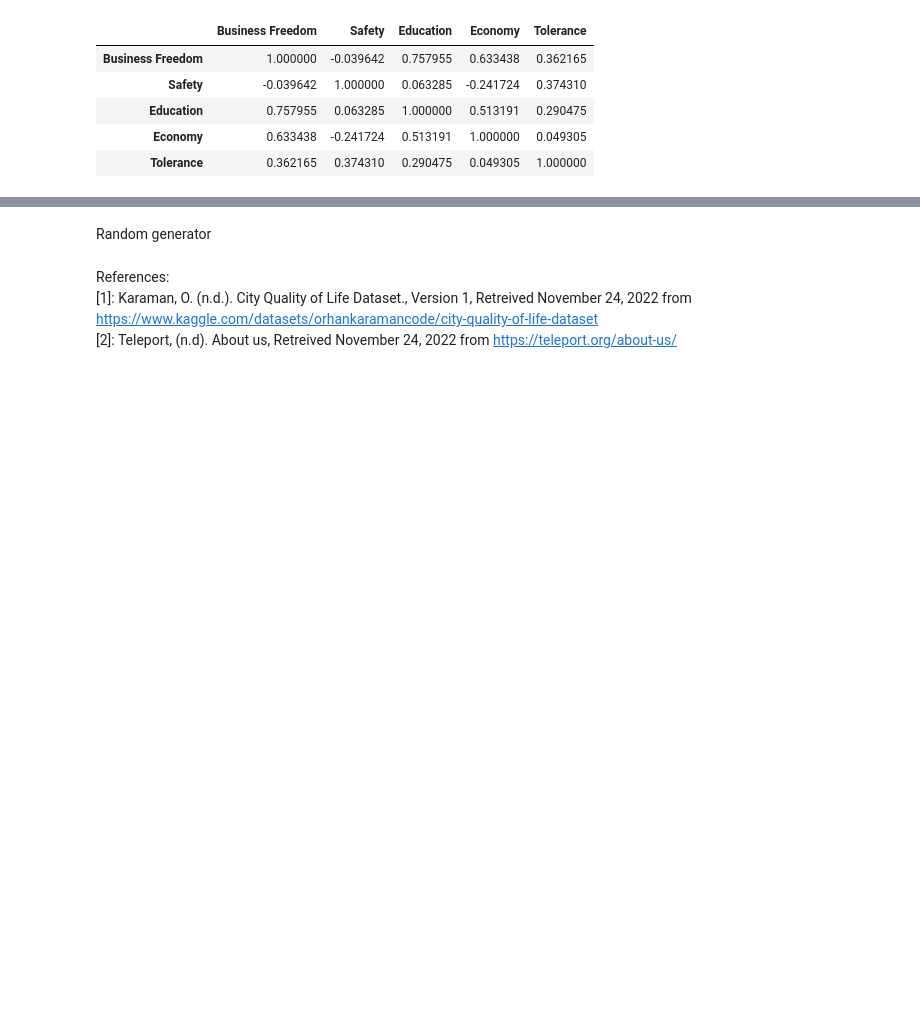
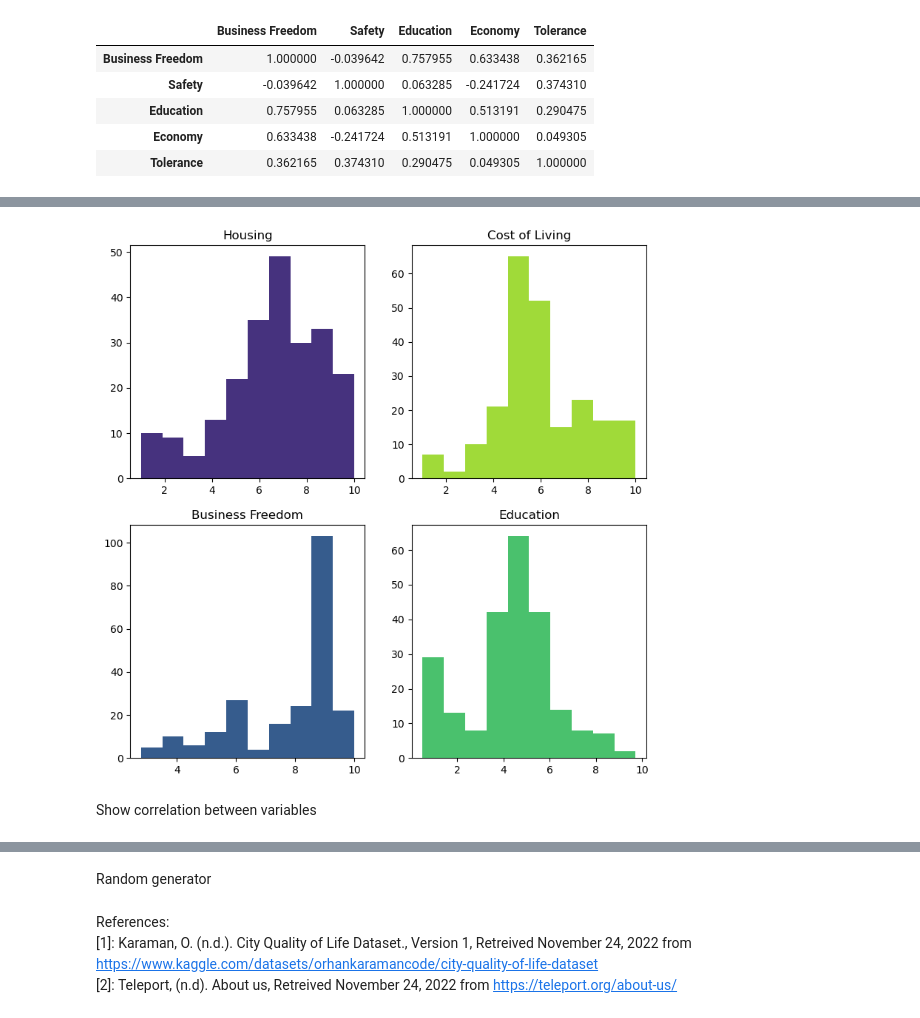
Before and after one commit to Tanja888/PfDA_Assignment, a Jupyter notebook: PfDA_Project1.ipynb, the cells around one changed output, grey strips where cells are left out. Cells and saved outputs as stored; diff of their text form; code cells hidden in the pictures; blank space fills up the shorter version.

```diff
--- a/PfDA_Project1.ipynb
+++ b/PfDA_Project1.ipynb
@@ -181,0 +299,22 @@ scores
+# %%
+plt.figure(figsize = (9,9))
+
+plt.subplot(2, 2, 1)
+plt.hist(scores['Housing'], color='#46327e')
+plt.title(label='Housing');
+
+plt.subplot(2, 2, 2)
+plt.hist(scores['Cost of Living'], color='#a0da39')
+plt.title(label='Cost of Living');
+
+plt.subplot(2, 2, 3)
+plt.hist(scores['Business Freedom'], color='#365c8d')
+plt.title(label='Business Freedom');
+
+plt.subplot(2, 2, 4)
+plt.hist(scores['Education'], color='#4ac16d')
+plt.title(label='Education');
+# %% [output]
+[figure, added]
+# %% [markdown]
+Show correlation between variables
```
Also changed, not shown: parts of 66 cells of this notebook, 8 other files.
